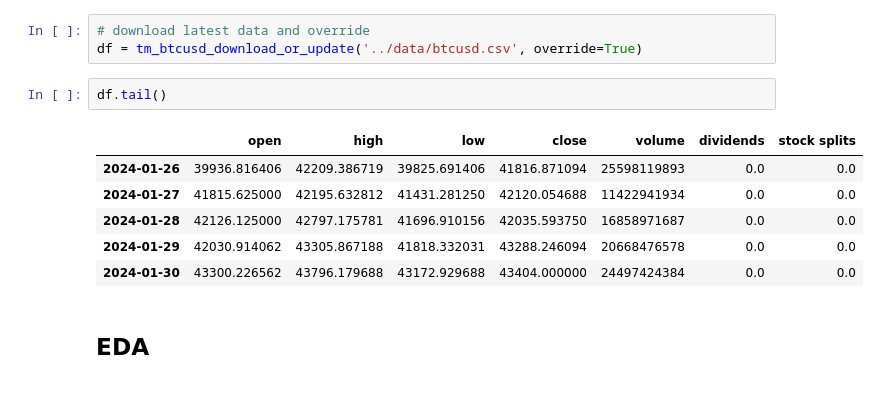
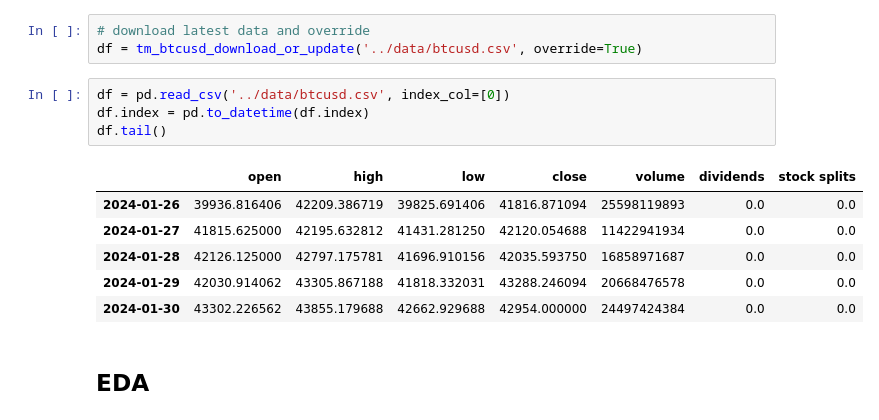
Before and after one commit to kirillsaidov/tm_forecast, a Jupyter notebook: src/tm_stocks.ipynb, the cells around one changed output. Saved outputs shown, nothing was run; the diff lists cells and outputs as text.

```diff
--- a/src/tm_stocks.ipynb
+++ b/src/tm_stocks.ipynb
@@ -92,15 +91,17 @@ def tm_btcusd_download_or_update(filename: str, instrument: str = 'BTC-USD', per
 # %%
 # download latest data and override
 df = tm_btcusd_download_or_update('../data/btcusd.csv', override=True)
-# %%
-df.tail()
-# %% [output]
-|  | open | high | low | close | volume | dividends | stock splits |
-| 2024-01-26 | 39936.816406 | 42209.386719 | 39825.691406 | 41816.871094 | 25598119893 | 0.0 | 0.0 |
-| 2024-01-27 | 41815.625000 | 42195.632812 | 41431.281250 | 42120.054688 | 11422941934 | 0.0 | 0.0 |
-| 2024-01-28 | 42126.125000 | 42797.175781 | 41696.910156 | 42035.593750 | 16858971687 | 0.0 | 0.0 |
-| 2024-01-29 | 42030.914062 | 43305.867188 | 41818.332031 | 43288.246094 | 20668476578 | 0.0 | 0.0 |
-| 2024-01-30 | 43300.226562 | 43796.179688 | 43172.929688 | 43404.000000 | 24497424384 | 0.0 | 0.0 |
+# %%
+df = pd.read_csv('../data/btcusd.csv', index_col=[0])
+df.index = pd.to_datetime(df.index)
+df.tail()
+# %% [output]
+|  | open | high | low | close | volume | dividends | stock splits |
+| 2024-01-26 | 39936.816406 | 42209.386719 | 39825.691406 | 41816.871094 | 25598119893 | 0.0 | 0.0 |
+| 2024-01-27 | 41815.625000 | 42195.632812 | 41431.281250 | 42120.054688 | 11422941934 | 0.0 | 0.0 |
+| 2024-01-28 | 42126.125000 | 42797.175781 | 41696.910156 | 42035.593750 | 16858971687 | 0.0 | 0.0 |
+| 2024-01-29 | 42030.914062 | 43305.867188 | 41818.332031 | 43288.246094 | 20668476578 | 0.0 | 0.0 |
+| 2024-01-30 | 43302.226562 | 43855.179688 | 42662.929688 | 42954.000000 | 24497424384 | 0.0 | 0.0 |
 # %% [markdown]
 ## EDA
 # %%
```
Also changed, not shown: parts of 10 cells of this notebook, 2 other files.
